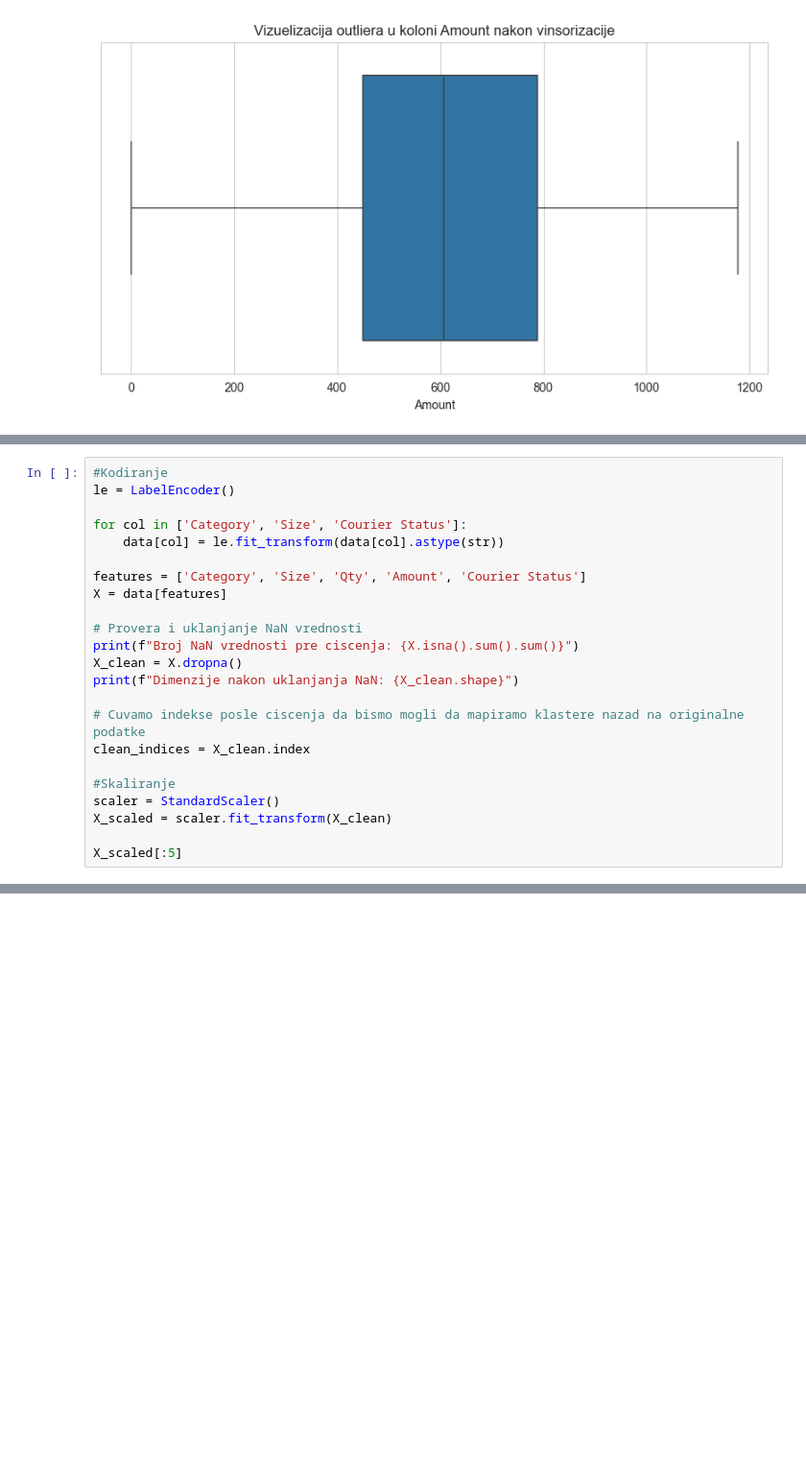
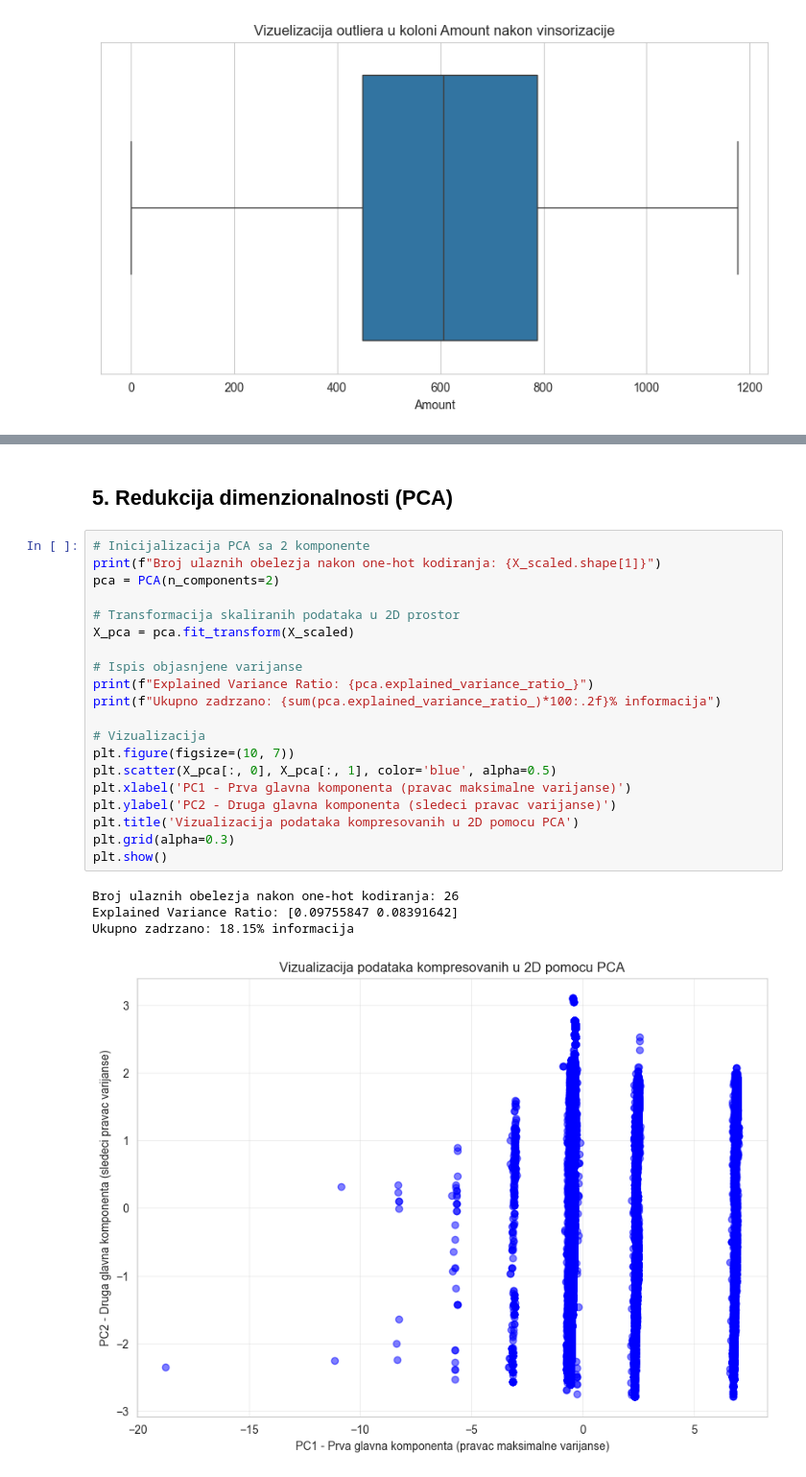
Before and after one commit to aleksandradjokic/E-Commerce, a Jupyter notebook: projekat 2/ecommerce_clustering.ipynb, the cells around one changed output, grey strips where cells are left out. Shown at 96% size. Drawn from its saved outputs; the diff is of its cells as text; blank space fills up the shorter version.

```diff
--- a/projekat 2/ecommerce_clustering.ipynb
+++ b/projekat 2/ecommerce_clustering.ipynb
@@ -275,23 +229,0 @@ plt.show()
-# %%
-#Kodiranje
-le = LabelEncoder()
-
-for col in ['Category', 'Size', 'Courier Status']:
-    data[col] = le.fit_transform(data[col].astype(str))
-
-features = ['Category', 'Size', 'Qty', 'Amount', 'Courier Status']
-X = data[features]
-
-# Provera i uklanjanje NaN vrednosti
-print(f"Broj NaN vrednosti pre ciscenja: {X.isna().sum().sum()}")
-X_clean = X.dropna()
-print(f"Dimenzije nakon uklanjanja NaN: {X_clean.shape}")
-
-# Cuvamo indekse posle ciscenja da bismo mogli da mapiramo klastere nazad na originalne podatke
-clean_indices = X_clean.index
-
-#Skaliranje
-scaler = StandardScaler()
-X_scaled = scaler.fit_transform(X_clean)
-
-X_scaled[:5]
@@ -750,0 +288,27 @@ Grupisemo podatke prema klasterima pobednickog modela (KMeans) i racunamo srednj
+# %% [markdown]
+## 5. Redukcija dimenzionalnosti (PCA)
+# %%
+# Inicijalizacija PCA sa 2 komponente
+print(f"Broj ulaznih obelezja nakon one-hot kodiranja: {X_scaled.shape[1]}")
+pca = PCA(n_components=2)
+
+# Transformacija skaliranih podataka u 2D prostor
+X_pca = pca.fit_transform(X_scaled)
+
+# Ispis objasnjene varijanse
+print(f"Explained Variance Ratio: {pca.explained_variance_ratio_}")
+print(f"Ukupno zadrzano: {sum(pca.explained_variance_ratio_)*100:.2f}% informacija")
+
+# Vizualizacija
+plt.figure(figsize=(10, 7))
+plt.scatter(X_pca[:, 0], X_pca[:, 1], color='blue', alpha=0.5)
+plt.xlabel('PC1 - Prva glavna komponenta (pravac maksimalne varijanse)')
+plt.ylabel('PC2 - Druga glavna komponenta (sledeci pravac varijanse)')
+plt.title('Vizualizacija podataka kompresovanih u 2D pomocu PCA')
+plt.grid(alpha=0.3)
+plt.show()
+# %% [output]
+Broj ulaznih obelezja nakon one-hot kodiranja: 26
+Explained Variance Ratio: [0.09755847 0.08391642]
+Ukupno zadrzano: 18.15% informacija
+[figure, added]
```
Also changed, not shown: parts of 63 cells of this notebook, 1 other file.
